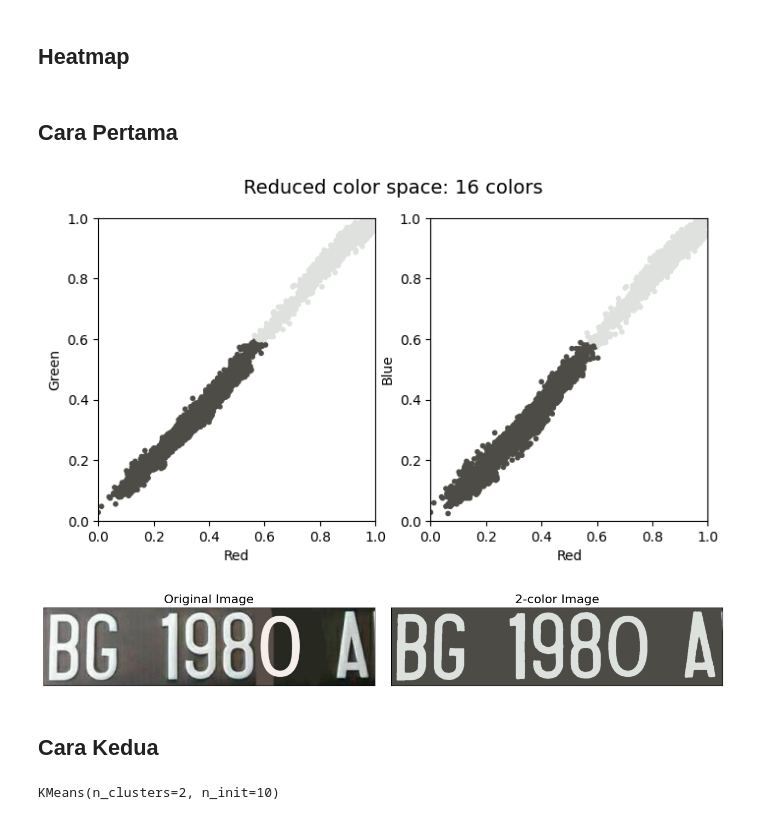
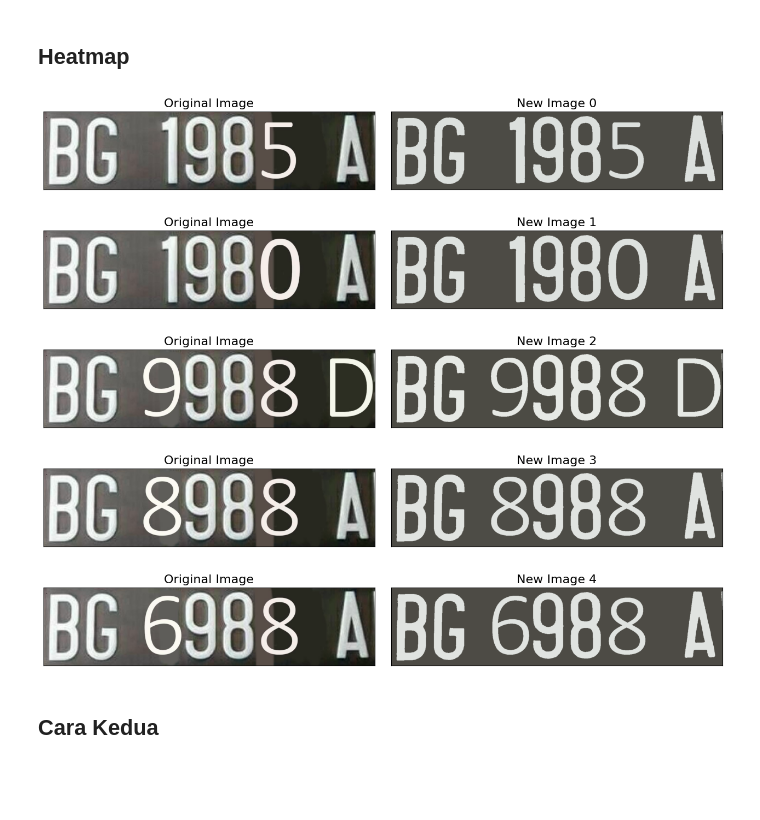
Before and after one commit to Ziedny28/ML, a Jupyter notebook: uts/UTS_ML.ipynb, the cells around one changed output. Saved outputs shown, nothing was run; the diff lists cells and outputs as text; code cells hidden in the pictures; blank space fills up the shorter version.

```diff
--- a/uts/UTS_ML.ipynb
+++ b/uts/UTS_ML.ipynb
@@ -61,31 +67,38 @@ plot_pixels(data, title='Input color space: 16 million possible colors')
 # %% [markdown]
 ## Heatmap
-# %% [markdown]
-## Cara Pertama
+# %%
+def compare_image(image_1, image_2, title_1 = "Original Image", title_2 = "New Image"):
+  fig, ax = plt.subplots(1, 2, figsize=(16, 6),
+                       subplot_kw=dict(xticks=[], yticks=[]))
+  fig.subplots_adjust(wspace=0.05)
+  ax[0].imshow(image_1)
+  ax[0].set_title(title_1, size=16)
+  ax[1].imshow(image_2)
+  ax[1].set_title(title_2, size=16);
 # %%
 import warnings; warnings.simplefilter('ignore')  # Fix NumPy issues.
-
 from sklearn.cluster import MiniBatchKMeans
-
-kmeans = MiniBatchKMeans(2)
-kmeans.fit(data)
-new_colors = kmeans.cluster_centers_[kmeans.predict(data)]
-
-plot_pixels(data, colors=new_colors,title="Reduced color space: 16 colors")
-# %% [output]
-[figure, removed]
-# %%
-recolored = new_colors.reshape(img.shape)
-
-fig, ax = plt.subplots(1, 2, figsize=(16, 6),
-                       subplot_kw=dict(xticks=[], yticks=[]))
-fig.subplots_adjust(wspace=0.05)
-ax[0].imshow(img)
-ax[0].set_title('Original Image', size=16)
-ax[1].imshow(recolored)
-ax[1].set_title('2-color Image', size=16);
-# %% [output]
-[figure, removed]
+# %%
+
+def cluster_image_minibatch(image, image_data):
+
+  kmeans = MiniBatchKMeans(2)
+  kmeans.fit(image_data)
+  new_colors = kmeans.cluster_centers_[kmeans.predict(data)]
+  recolored = new_colors.reshape(image.shape)
+
+  return (recolored)
+# %%
+for i,image_file in enumerate(image_files):
+  data = reshape_data(image_file)
+  recolored = cluster_image_minibatch(image_file,data)
+  compare_image(image_file, recolored, title_2 = f"New Image {i}")
+# %% [output]
+[figure, added]
+[figure, added]
+[figure, added]
+[figure, added]
+[figure, added]
 # %% [markdown]
 ## Cara Kedua
 # %%
@@ -95,5 +105,0 @@ X = img.reshape(-1,3)
-# %%
-kmeans = KMeans(n_clusters = 2, n_init=10)
-kmeans.fit(data)
-# %% [output]
-KMeans(n_clusters=2, n_init=10)
```
Also changed, not shown: parts of 26 cells of this notebook.
